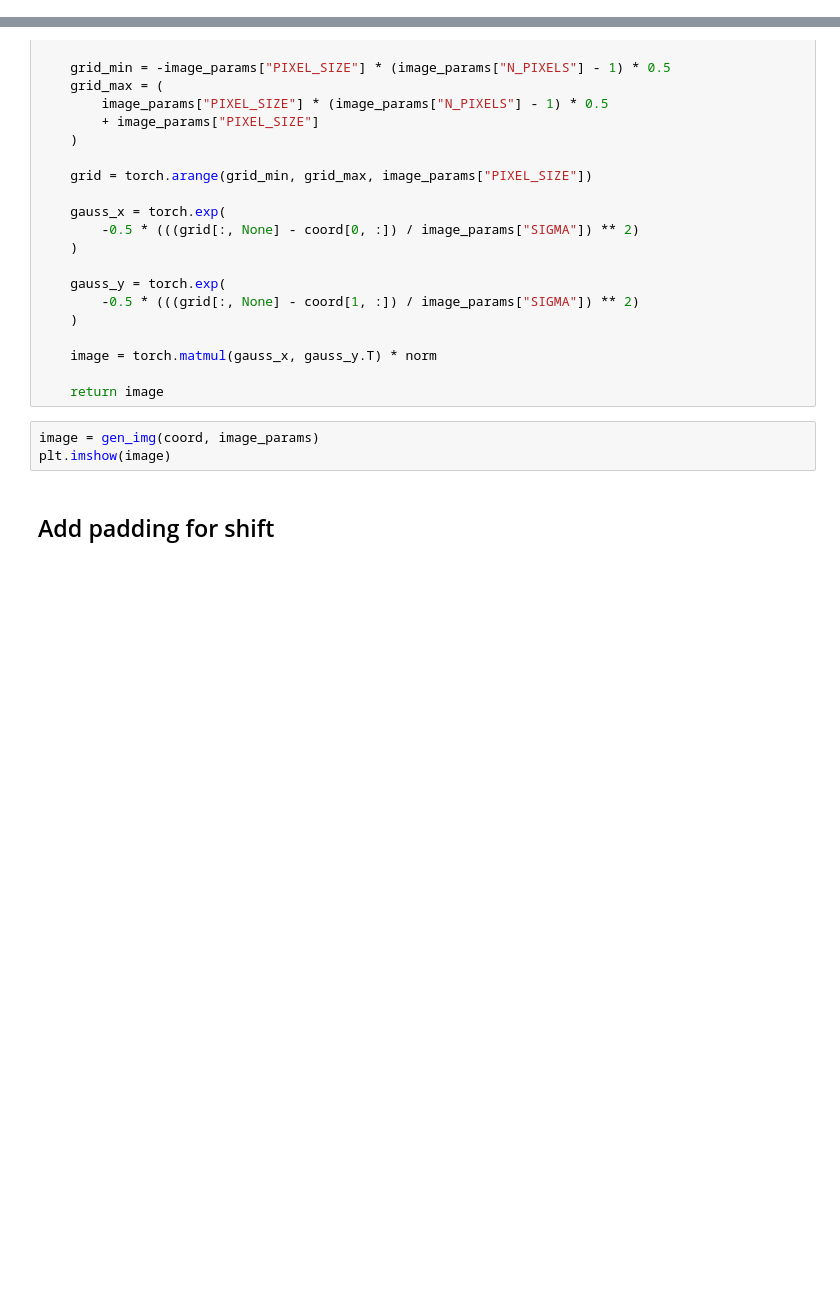
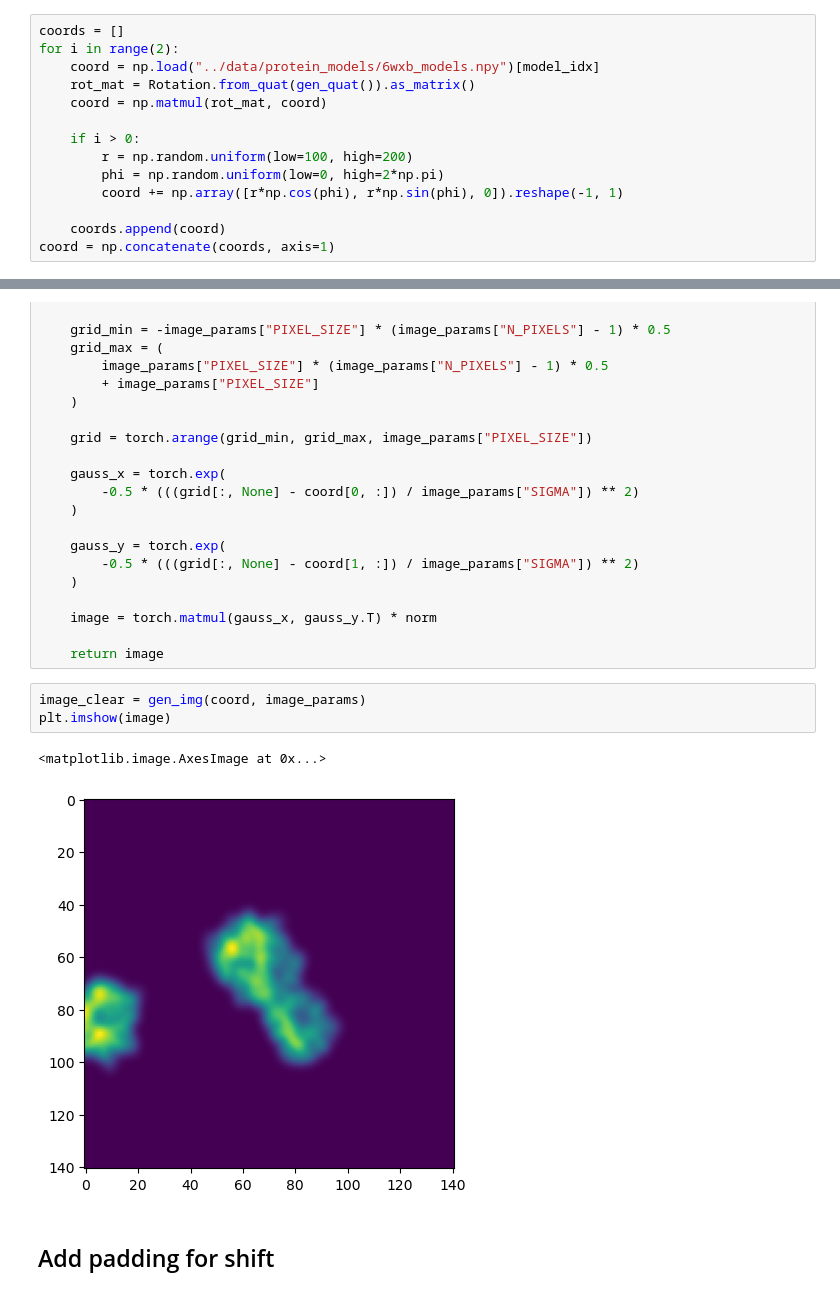
Before and after one commit to flatironinstitute/cryoSBI, a Jupyter notebook: notebooks/cryo_em_simulator.ipynb, the cells around one changed output, grey strips where cells are left out. Drawn from its saved outputs; the diff is of its cells as text; blank space fills up the shorter version.

```diff
--- a/notebooks/cryo_em_simulator.ipynb
+++ b/notebooks/cryo_em_simulator.ipynb
@@ -23,6 +25,20 @@ image_params = {
 }
 # %%
 coord = np.load("../data/protein_models/6wxb_models.npy")[model_idx]
+# %%
+coords = []
+for i in range(2):
+    coord = np.load("../data/protein_models/6wxb_models.npy")[model_idx]
+    rot_mat = Rotation.from_quat(gen_quat()).as_matrix()
+    coord = np.matmul(rot_mat, coord)
+
+    if i > 0:
+        r = np.random.uniform(low=100, high=200)
+        phi = np.random.uniform(low=0, high=2*np.pi)
+        coord += np.array([r*np.cos(phi), r*np.sin(phi), 0]).reshape(-1, 1)
+
+    coords.append(coord)
+coord = np.concatenate(coords, axis=1)
 # %% [markdown]
 ## Rotate structure
 # %%
@@ -57,8 +73,11 @@ def gen_img(coord, image_params):
 
     return image
 # %%
-image = gen_img(coord, image_params)
+image_clear = gen_img(coord, image_params)
 plt.imshow(image)
+# %% [output]
+<matplotlib.image.AxesImage at 0x...>
+[figure, added]
 # %% [markdown]
 ## Add padding for shift
 # %%
```
Also changed, not shown: parts of 12 cells of this notebook.
